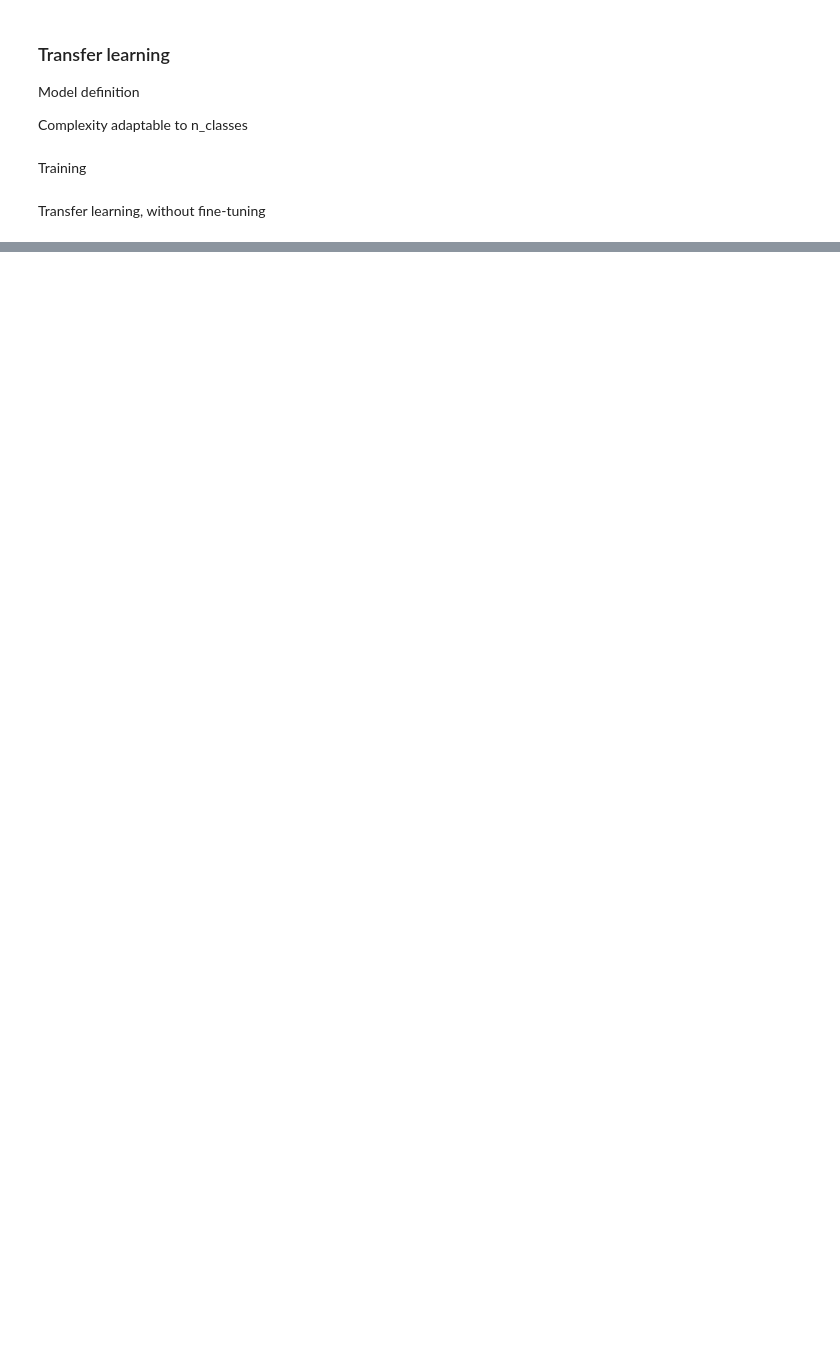
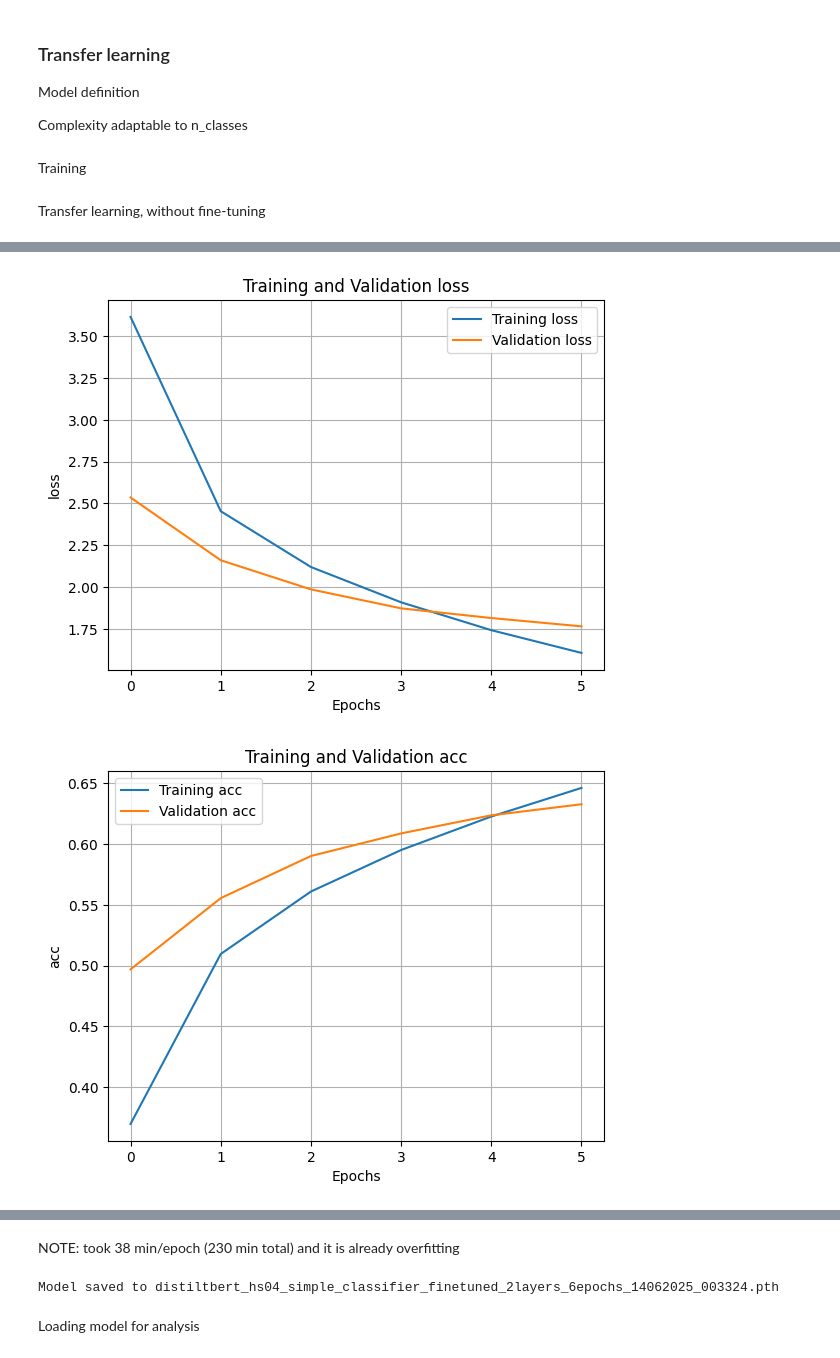
Before and after one commit to sstedoldi/tt1_clasi, a Jupyter notebook: HSrecomm_DistiltBERT_HS04.ipynb, the cells around one changed output, grey strips where cells are left out. Drawn from its saved outputs; the diff is of its cells as text; code cells hidden in the pictures; blank space fills up the shorter version.

```diff
--- a/HSrecomm_DistiltBERT_HS04.ipynb
+++ b/HSrecomm_DistiltBERT_HS04.ipynb
@@ -909,0 +1096,9 @@ ______
+# %%
+history_with_finetuned_2layers = history
+# %%
+plot_metric(history_with_finetuned_2layers, 'loss')
+plot_metric(history_with_finetuned_2layers, 'acc')
+plot_metric(history_with_finetuned_2layers, 'top5_acc')
+# %% [output]
+[figure, added]
+[figure, added]
@@ -909,0 +1106,15 @@ ______
+# %% [markdown]
+NOTE: took 38 min/epoch (230 min total) and it is already overfitting
+# %%
+from datetime import datetime
+
+time_now = datetime.now().strftime('%d%m%Y_%H%M%S')
+
+# Save the trained model
+model_save_path = f'{model_name}_{num_epochs}epochs_{time_now}.pth'
+torch.save(model.state_dict(), model_save_path)
+print(f"Model saved to {model_save_path}")
+# %% [output]
+Model saved to distiltbert_hs04_simple_classifier_finetuned_2layers_6epochs_14062025_003324.pth
+# %% [markdown]
+Loading model for analysis
```
Also changed, not shown: parts of 119 cells of this notebook, 7 other files.
